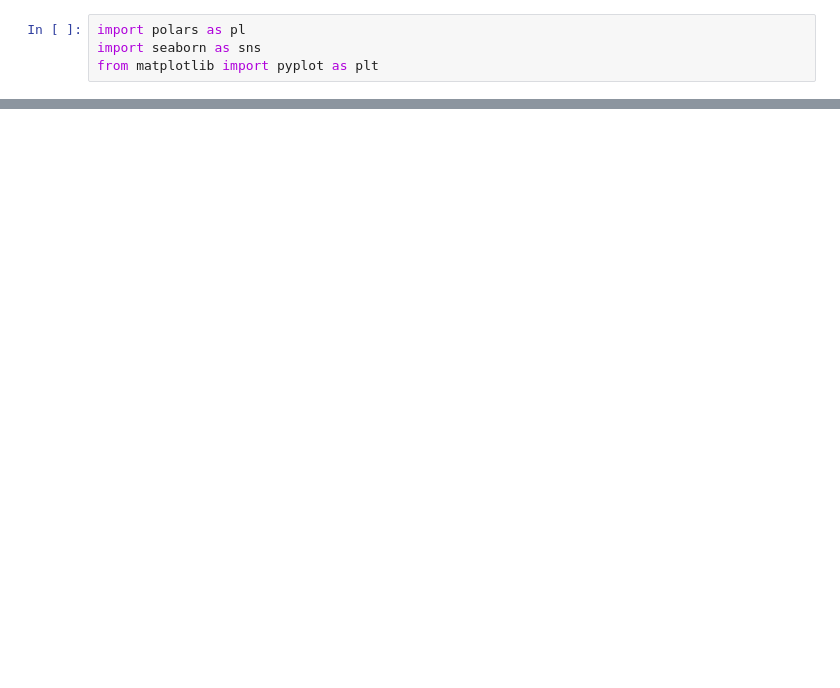
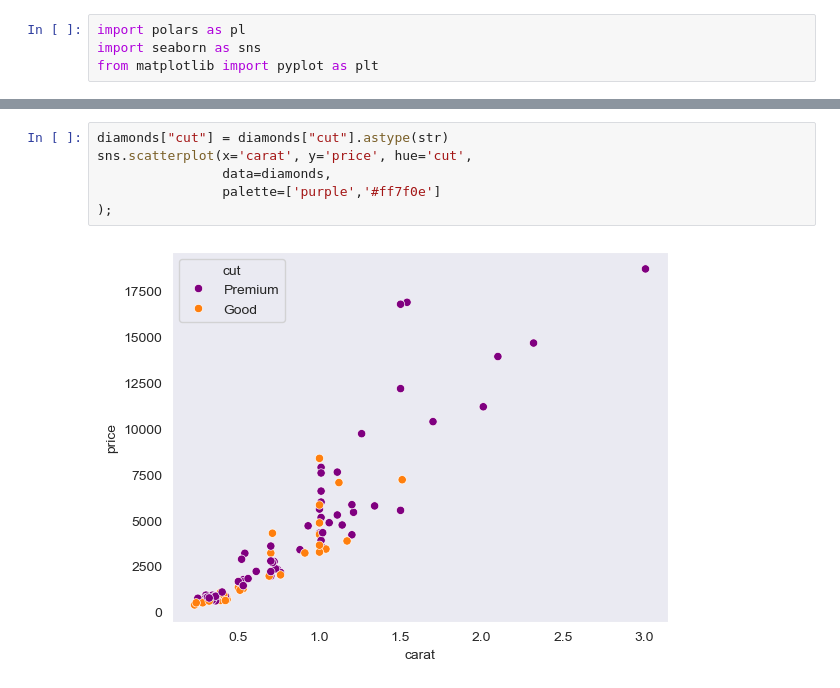
Before and after one commit to garettprestholdt/seaborn_scatterplot, a Jupyter notebook: sb_scatterplot.ipynb, the cells around one changed output, grey strips where cells are left out. Saved outputs shown, nothing was run; the diff lists cells and outputs as text; blank space fills up the shorter version.

```diff
--- a/sb_scatterplot.ipynb
+++ b/sb_scatterplot.ipynb
@@ -23,0 +61,8 @@ survived_gender
+# %%
+diamonds["cut"] = diamonds["cut"].astype(str)
+sns.scatterplot(x='carat', y='price', hue='cut',
+                data=diamonds,
+                palette=['purple','#ff7f0e']
+);
+# %% [output]
+[figure, added]
```
Also changed, not shown: parts of 26 cells of this notebook, 1 other file.
